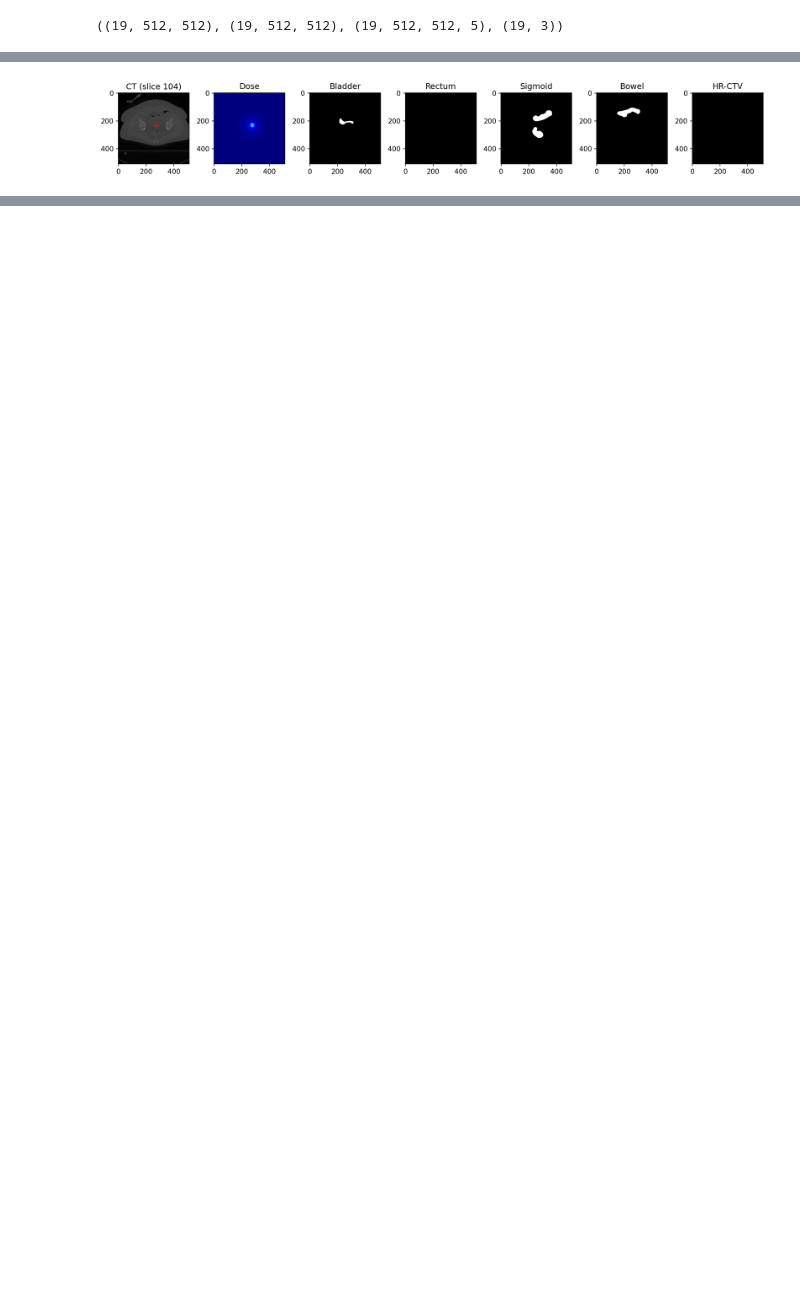
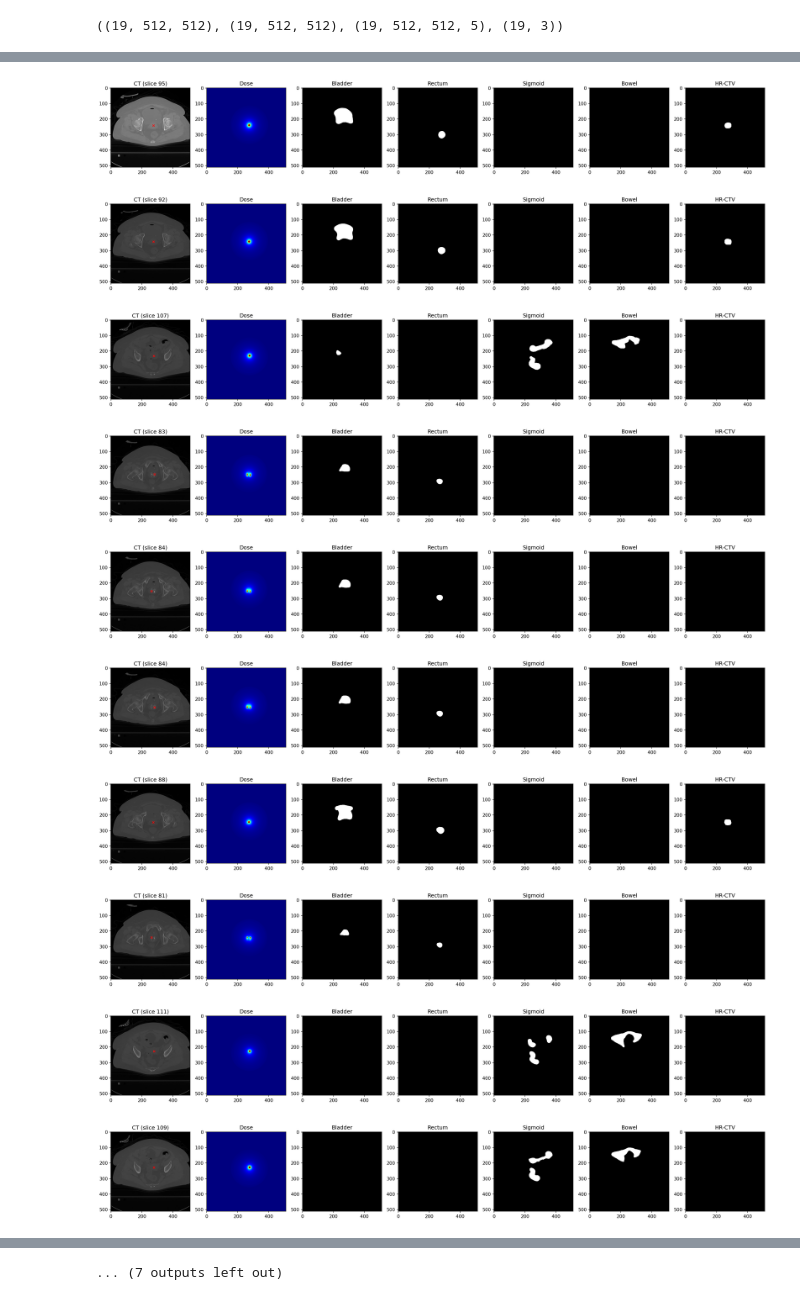
Before and after one commit to YeongHyeon/Dose_prediction_practice, a Jupyter notebook: data_structuring_251113_02.ipynb, the cells around one changed output, grey strips where cells are left out. Drawn from its saved outputs; the diff is of its cells as text; code cells hidden in the pictures; blank space fills up the shorter version.

```diff
--- a/data_structuring_251113_02.ipynb
+++ b/data_structuring_251113_02.ipynb
@@ -100,23 +96,33 @@ array([[274, 241,  95],
 # %%
 import matplotlib.pyplot as plt
 
 num_mask = case["mask_slices"].shape[-1]
-fig, axes = plt.subplots(1, 2+num_mask, figsize=(2*(2+num_mask), 2), dpi=150)
 
-idx_sample = -1
+for idx_sample in range(len(case['dwell_positions'])):
 
-coordinate = case['dwell_positions'][idx_sample]
-axes[0].set_title(f"CT (slice {coordinate[-1]})")
-axes[0].imshow(case["ct_slices"][idx_sample], cmap='gray')
-axes[0].scatter(coordinate[0], coordinate[1], c='red', s=20, marker='x', alpha=0.8)
+    fig, axes = plt.subplots(1, 2+num_mask, figsize=(3*(2+num_mask), 3), dpi=150)
 
-axes[1].set_title("Dose")
-axes[1].imshow(utils.dose_clip(case["dose_slices"][idx_sample], cfg['hyperparams']['dose_max_cgy']), cmap='jet')
-for idx_mask in range(num_mask):
-    axes[2+idx_mask].set_title(f"{case['mask_names'][idx_mask]}")
-    axes[2+idx_mask].imshow(case["mask_slices"][idx_sample, ..., idx_mask], cmap='gray')
+    coordinate = case['dwell_positions'][idx_sample]
+    axes[0].set_title(f"CT (slice {coordinate[-1]})")
+    axes[0].imshow(case["ct_slices"][idx_sample], cmap='gray')
+    axes[0].scatter(coordinate[0], coordinate[1], c='red', s=20, marker='x', alpha=0.8)
 
-plt.tight_layout()
-plt.show()
+    axes[1].set_title("Dose")
+    axes[1].imshow(utils.dose_clip(case["dose_slices"][idx_sample], 4000), cmap='jet')
+    for idx_mask in range(num_mask):
+        axes[2+idx_mask].set_title(f"{case['mask_names'][idx_mask]}")
+        axes[2+idx_mask].imshow(case["mask_slices"][idx_sample, ..., idx_mask], cmap='gray')
+
+    plt.tight_layout()
+    plt.show()
 # %% [output]
-[figure, old version]
+[figure, new version]
+[figure, added]
+[figure, added]
+[figure, added]
+[figure, added]
+[figure, added]
+[figure, added]
+[figure, added]
+[figure, added]
+[figure, added]
@@ -122,0 +131 @@ plt.show()
+... (7 outputs left out)
```
Also changed, not shown: parts of 6 cells of this notebook, 1 other file.
